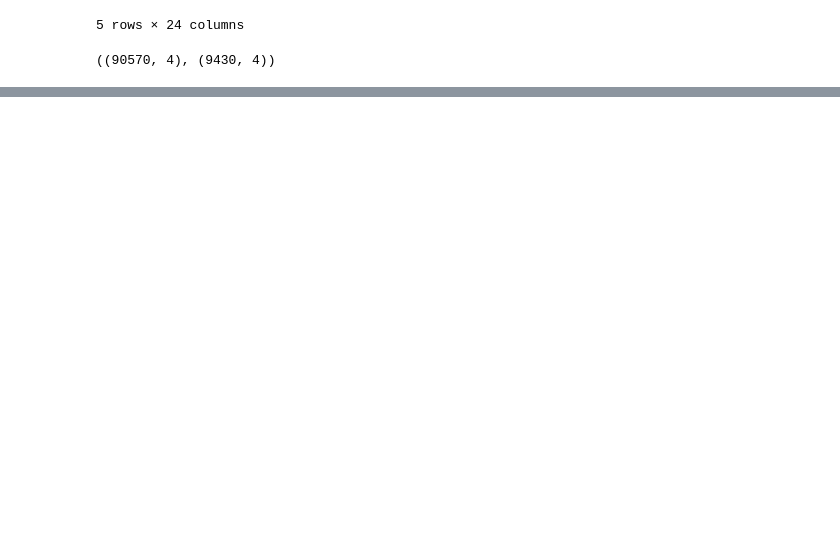
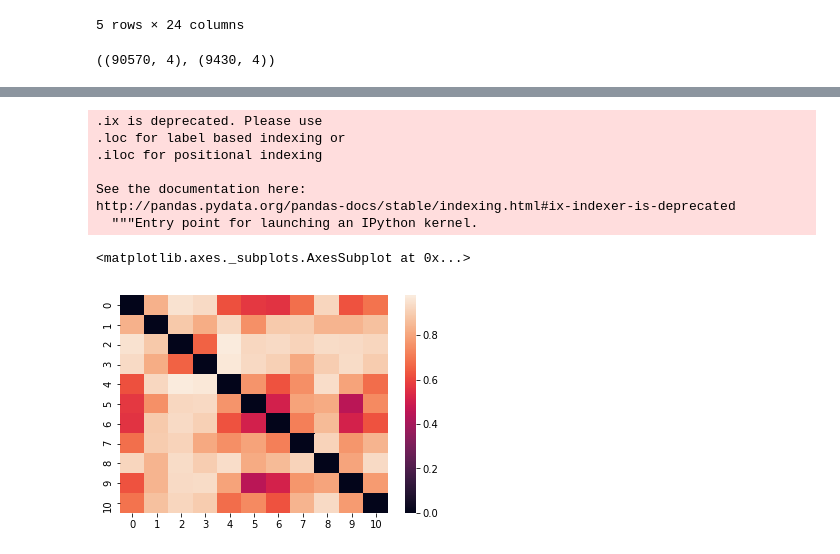
Before and after one commit to cheeseischeese/recommendationsystem, a Jupyter notebook: data preprocess.ipynb, the cells around one changed output, grey strips where cells are left out. Saved outputs shown, nothing was run; the diff lists cells and outputs as text; code cells hidden in the pictures; blank space fills up the shorter version.

```diff
--- a/data preprocess.ipynb
+++ b/data preprocess.ipynb
@@ -95,0 +174,3 @@ for line in ratings.itertuples():
+# %%
+usersim_matrix=pd.DataFrame(user_similarity)
+usersim_matrix.head()
@@ -95,0 +217,12 @@ for line in ratings.itertuples():
+# %%
+sns.heatmap(usersim_matrix.ix[:10,:10])
+# %% [output]
+.ix is deprecated. Please use
+.loc for label based indexing or
+.iloc for positional indexing
+
+See the documentation here:
+http://pandas.pydata.org/pandas-docs/stable/indexing.html#ix-indexer-is-deprecated
+  """Entry point for launching an IPython kernel.
+<matplotlib.axes._subplots.AxesSubplot at 0x...>
+[figure, added]
```
Also changed, not shown: parts of 13 cells of this notebook.
